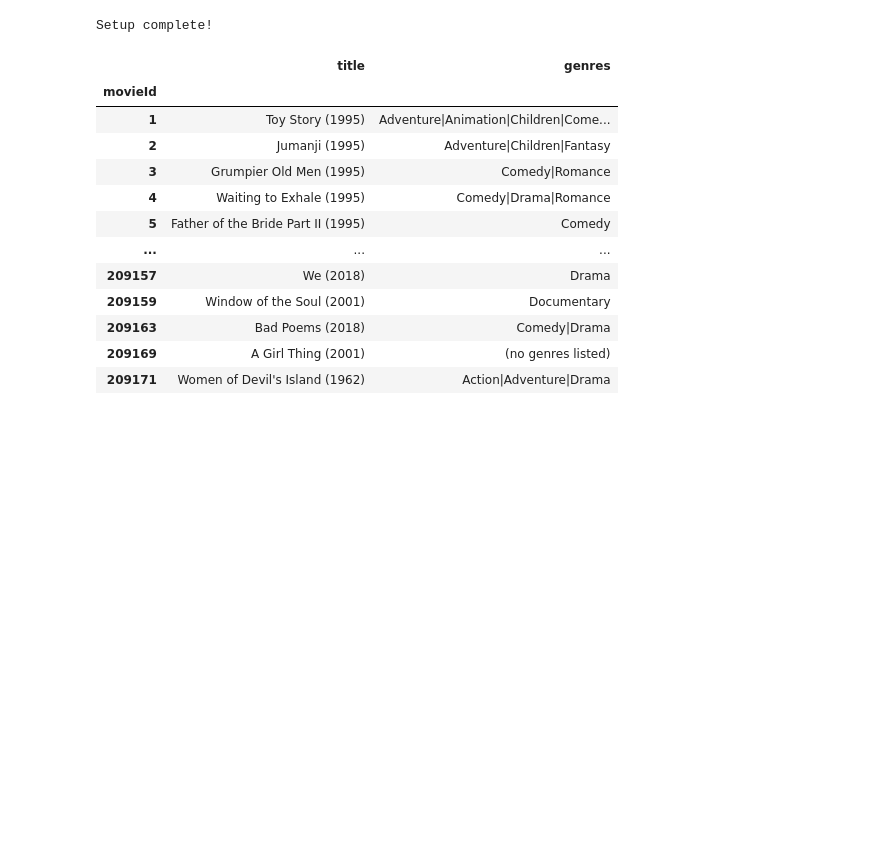
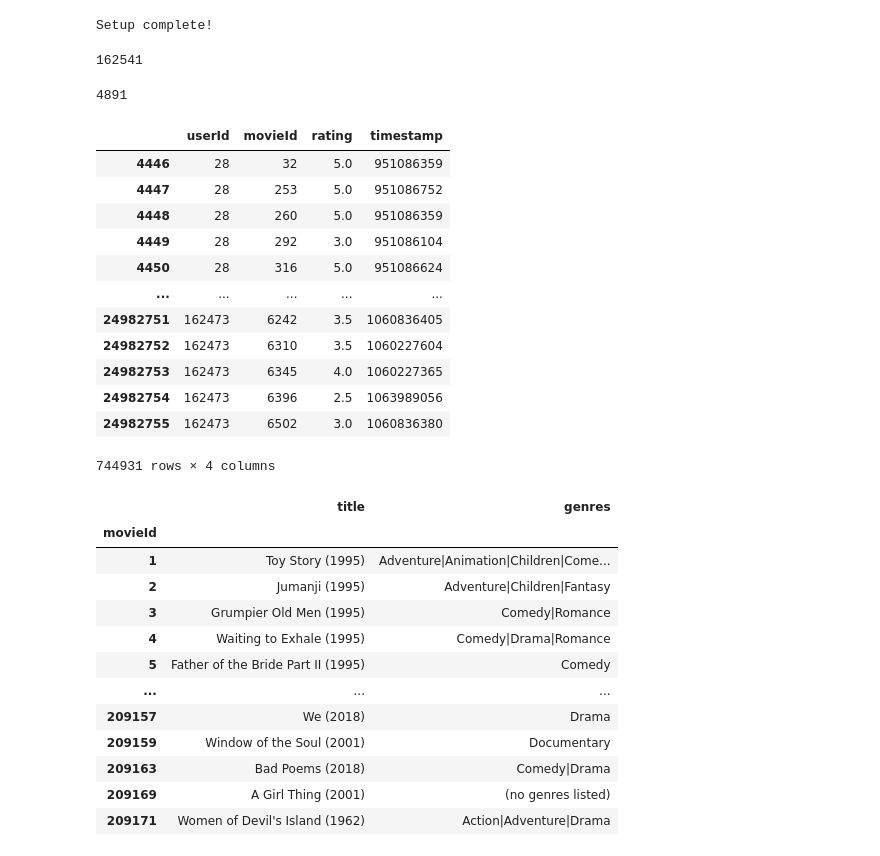
Before and after one commit to DejanGjer/Rating-Based-Recommender-System-using-GraphSage, a Jupyter notebook: dataset_preprocessing/Preprocessing.ipynb, the cells around one changed output. Cells and saved outputs as stored; diff of their text form; code cells hidden in the pictures; blank space fills up the shorter version.

```diff
--- a/dataset_preprocessing/Preprocessing.ipynb
+++ b/dataset_preprocessing/Preprocessing.ipynb
@@ -12,6 +15,37 @@ tags_df = pd.read_csv(dataset_dir + "/tags.csv")
 print('Setup complete!')
 # %% [output]
 Setup complete!
+# %%
+users = set(ratings_df["userId"])
+len(users)
+# %% [output]
+162541
+# %%
+#reducing dataset size
+for i in range(len(users)):
+    split = random.choices([0, 1], weights=(97,3), k=1)[0]
+    if split == 0:
+        users.remove(i+1)
+print(len(users))
+# %% [output]
+4891
+# %%
+ratings_df = ratings_df[ratings_df["userId"].map(lambda id: id in users)]
+ratings_df
+# %% [output]
+|  | userId | movieId | rating | timestamp |
+| 4446 | 28 | 32 | 5.0 | 951086359 |
+| 4447 | 28 | 253 | 5.0 | 951086752 |
+| 4448 | 28 | 260 | 5.0 | 951086359 |
+| 4449 | 28 | 292 | 3.0 | 951086104 |
+| 4450 | 28 | 316 | 5.0 | 951086624 |
+| ... | ... | ... | ... | ... |
+| 24982751 | 162473 | 6242 | 3.5 | 1060836405 |
+| 24982752 | 162473 | 6310 | 3.5 | 1060227604 |
+| 24982753 | 162473 | 6345 | 4.0 | 1060227365 |
+| 24982754 | 162473 | 6396 | 2.5 | 1063989056 |
+| 24982755 | 162473 | 6502 | 3.0 | 1060836380 |
+744931 rows × 4 columns
 # %%
 movies_df
 # %% [output]
```
Also changed, not shown: parts of 25 cells of this notebook, 3 other files.
